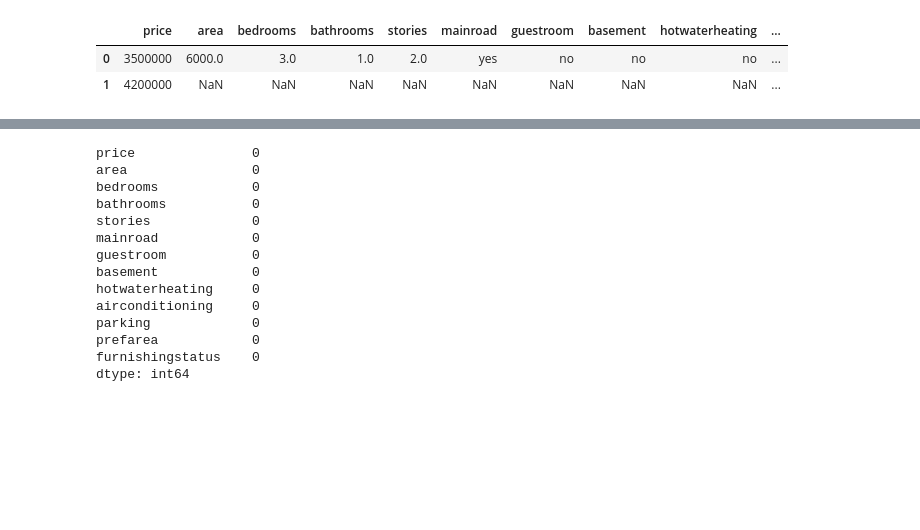
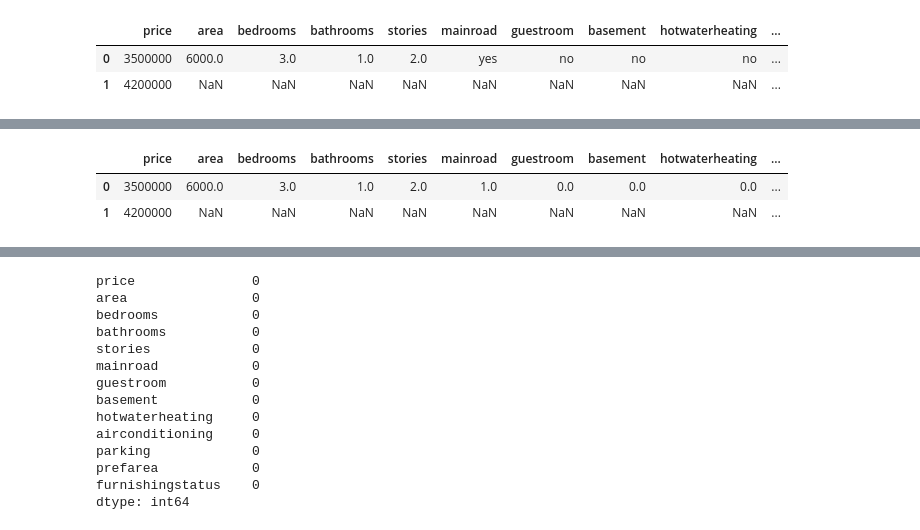
Before and after one commit to AryanParihar0716/TE-IT-ML-Practicals, a Jupyter notebook: Assignment_2.ipynb, the cells around one changed output, grey strips where cells are left out. Cells and saved outputs as stored; diff of their text form; code cells hidden in the pictures; blank space fills up the shorter version.

```diff
--- a/Assignment_2.ipynb
+++ b/Assignment_2.ipynb
@@ -64,0 +233,6 @@ df.mode()
+# %%
+df.mode()
+# %% [output]
+|  | price | area | bedrooms | bathrooms | stories | mainroad | guestroom | basement | hotwaterheating | ... |
+| 0 | 3500000 | 6000.0 | 3.0 | 1.0 | 2.0 | 1.0 | 0.0 | 0.0 | 0.0 | ... |
+| 1 | 4200000 | NaN | NaN | NaN | NaN | NaN | NaN | NaN | NaN | ... |
```
Also changed, not shown: parts of 37 cells of this notebook.
